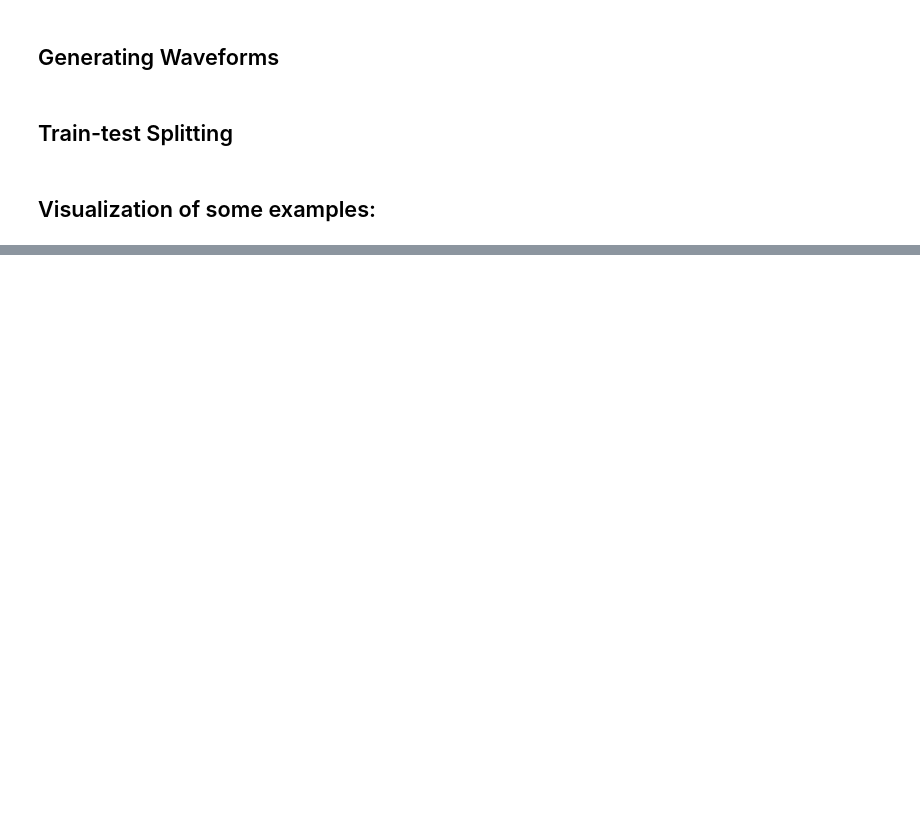
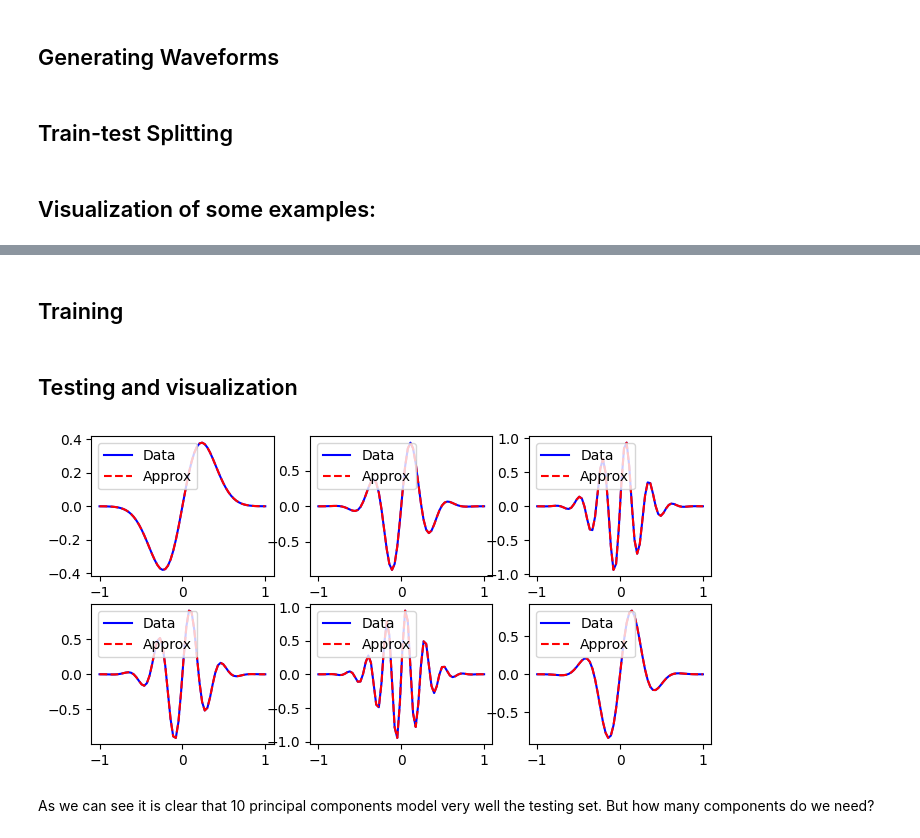
Before and after one commit to guiraposo/ML4Gravity, a Jupyter notebook: ML4Waveforms.ipynb, the cells around one changed output, grey strips where cells are left out. Cells and saved outputs as stored; diff of their text form; code cells hidden in the pictures; blank space fills up the shorter version.

```diff
--- a/ML4Waveforms.ipynb
+++ b/ML4Waveforms.ipynb
@@ -84,2 +85,15 @@ showcase(data)
 # %% [markdown]
-#
+## Training
+# %%
+pca = PCA(n_components = 10)
+pca.fit(data_train);
+# %% [markdown]
+## Testing and visualization
+# %%
+encoded = pca.transform(data_test)
+decoded = pca.inverse_transform(encoded)
+showcase(data_test, decoded)
+# %% [output]
+[figure, added]
+# %% [markdown]
+As we can see it is clear that 10 principal components model very well the testing set. But how many components do we need?
```
Also changed, not shown: parts of 11 cells of this notebook.
